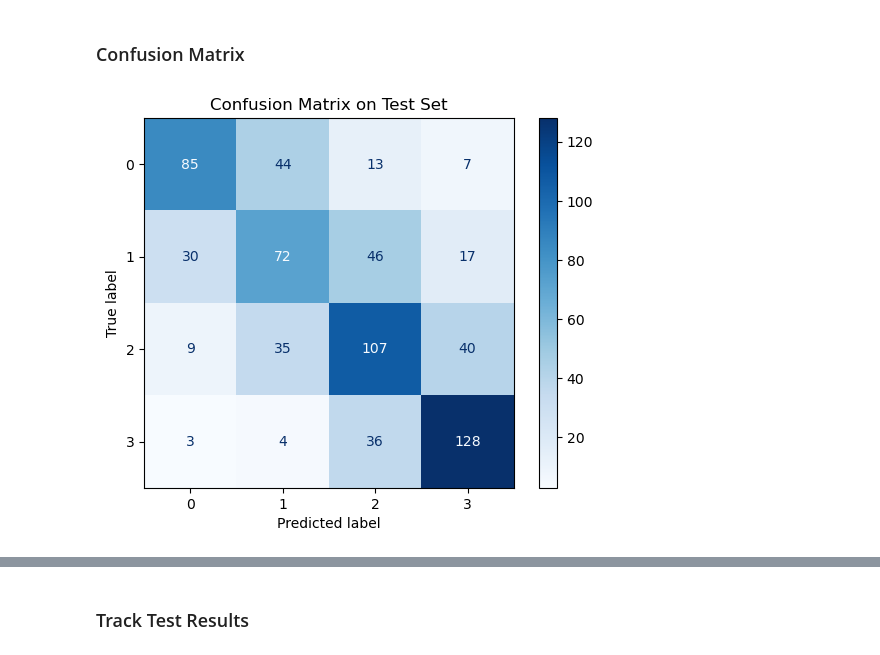
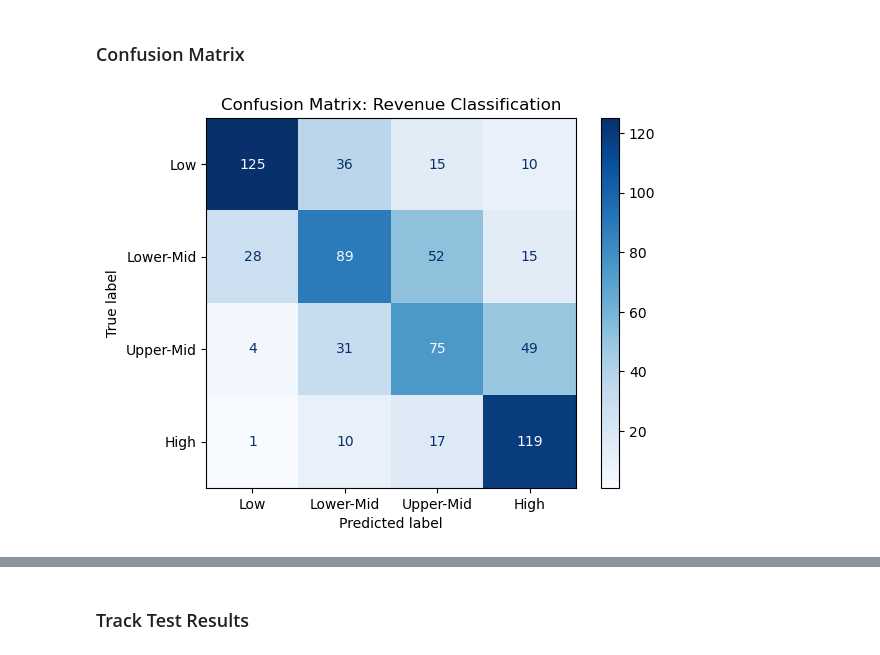
Before and after one commit to gentrylamb/dsan6400-final-project, a Jupyter notebook: code/GCN_Classification.ipynb, the cells around one changed output, grey strips where cells are left out. Saved outputs shown, nothing was run; the diff lists cells and outputs as text; code cells hidden in the pictures.

Commit message:
Saved loss curves, confusion matrix, and ROC curve for revenue classification

```diff
--- a/code/GCN_Classification.ipynb
+++ b/code/GCN_Classification.ipynb
@@ -523,14 +525,14 @@ Test Accuracy: 0.422
 ### Load Dataset and Preprocess
 # %%
 # Load GraphML with NetworkX
-G = nx.read_graphml("../data/networks/movie_similarity_network.graphml")
+G = nx.read_graphml("../data/networks/movie_similarity_network_all_ratings.graphml")
 
 # Extract node features and labels
 node_ids = list(G.nodes)
 num_nodes = len(node_ids)
 
 # Pick node attributes as features
-feature_names = ["budget", "oscar_noms", "oscar_wins", "rating", "runtime", "year"]
+feature_names = ["budget", "oscar_noms", "oscar_wins", "avg_rating", "runtime", "year"]
 features = []
 revenues = []
 
@@ -700,13 +725,14 @@ NaNs per column: [0 0 0 0 0 0 0 0 0 0 0 0 0 0 0 0 0 0 0 0 0 0 0 0 0]
 ### Tune Hyperparameters
 # %%
 param_grid = {
-    "hidden_dim": [[16], [16, 16], [32], [32, 32], [64], [64, 64], [128], [128, 128]],
+    "hidden_dim": [[32], [32, 32], [64], [64, 64], [128], [128, 128]],
     "lr": [0.01],
     "weight_decay": [5e-4, 1e-3],
     "optimizer": ["Adam", "RMSprop"],
     "dropout_rate": [0.1, 0.2]
 }
 
+# Tune Hyperparameters with the custom configurations
 best_model, best_config, best_loss = hyperparameter_tuning(
     data = data,
     input_dim = x.shape[1],
@@ -715,6 +741,10 @@ best_model, best_config, best_loss = hyperparameter_tuning(
     epochs = 200
 )
 
+# Sanity check for input and output dimensions
+print(f"Input Dimension: {x.shape[1]}")
+print(f"Output Dimension: {len(np.unique(labels))}\n")
+
 # Print best model configuration
 print(f"Best Config: {best_config}")
 print(f"Best Validation Loss: {best_loss:.4f}")
@@ -814,12 +854,19 @@ Test Accuracy: 0.5799
 # %% [markdown]
 ### Confusion Matrix
 # %%
-display_labels = np.unique(labels)
+display_labels = [
+    "Low",
+    "Lower-Mid",
+    "Upper-Mid",
+    "High"
+]
 
 cm = confusion_matrix(y_true, y_pred)
-disp = ConfusionMatrixDisplay(confusion_matrix=cm, display_labels = display_labels)
+disp = ConfusionMatrixDisplay(confusion_matrix = cm, display_labels = display_labels)
 disp.plot(cmap = plt.cm.Blues)
-plt.title("Confusion Matrix on Test Set")
+plt.title("Confusion Matrix: Revenue Classification")
+#plt.savefig("../assets/GCN_revenue_classification_confusion_matrix.png", dpi = 300, bbox_inches = "tight")  # Save to file
+
 plt.show()
 # %% [output]
-[figure, old version]
+[figure, new version]
```
Also changed, not shown: parts of 11 cells of this notebook, 5 other files.
